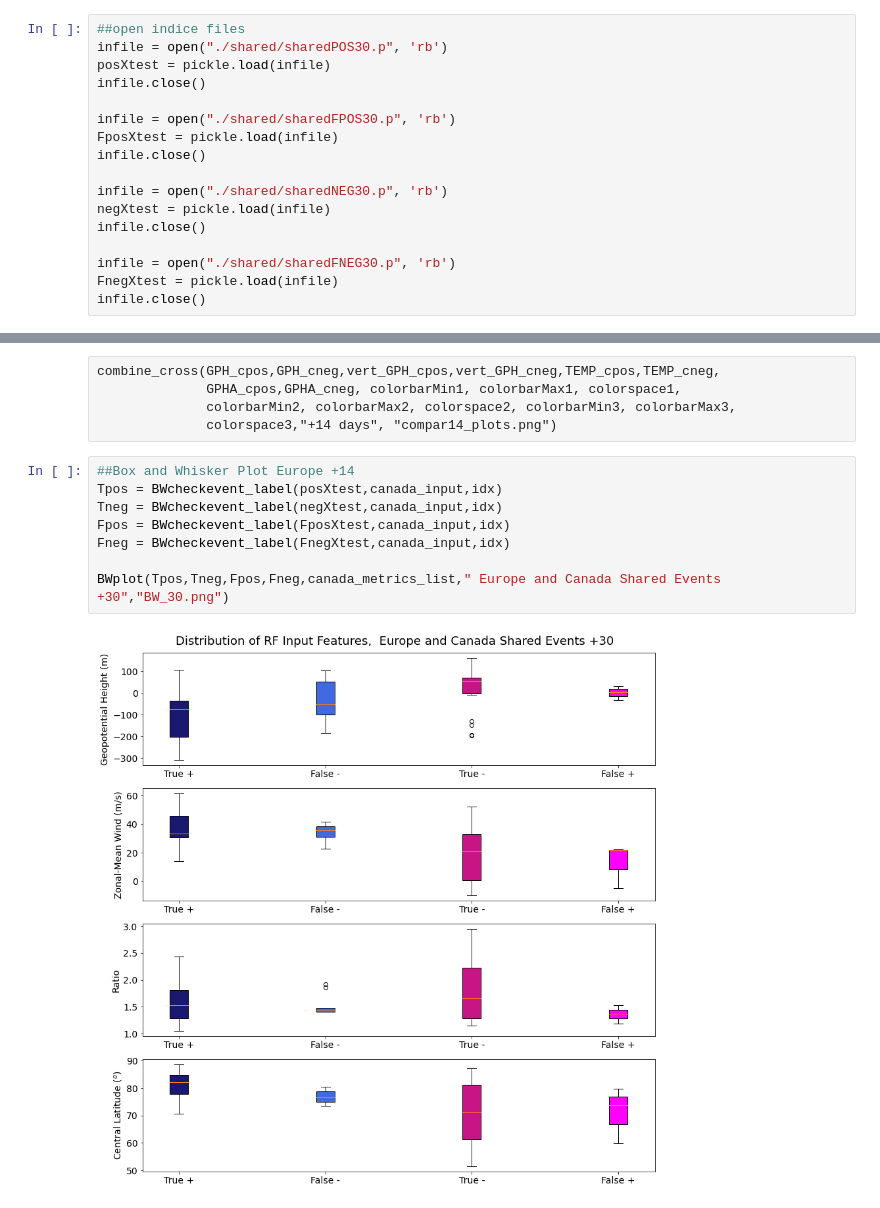
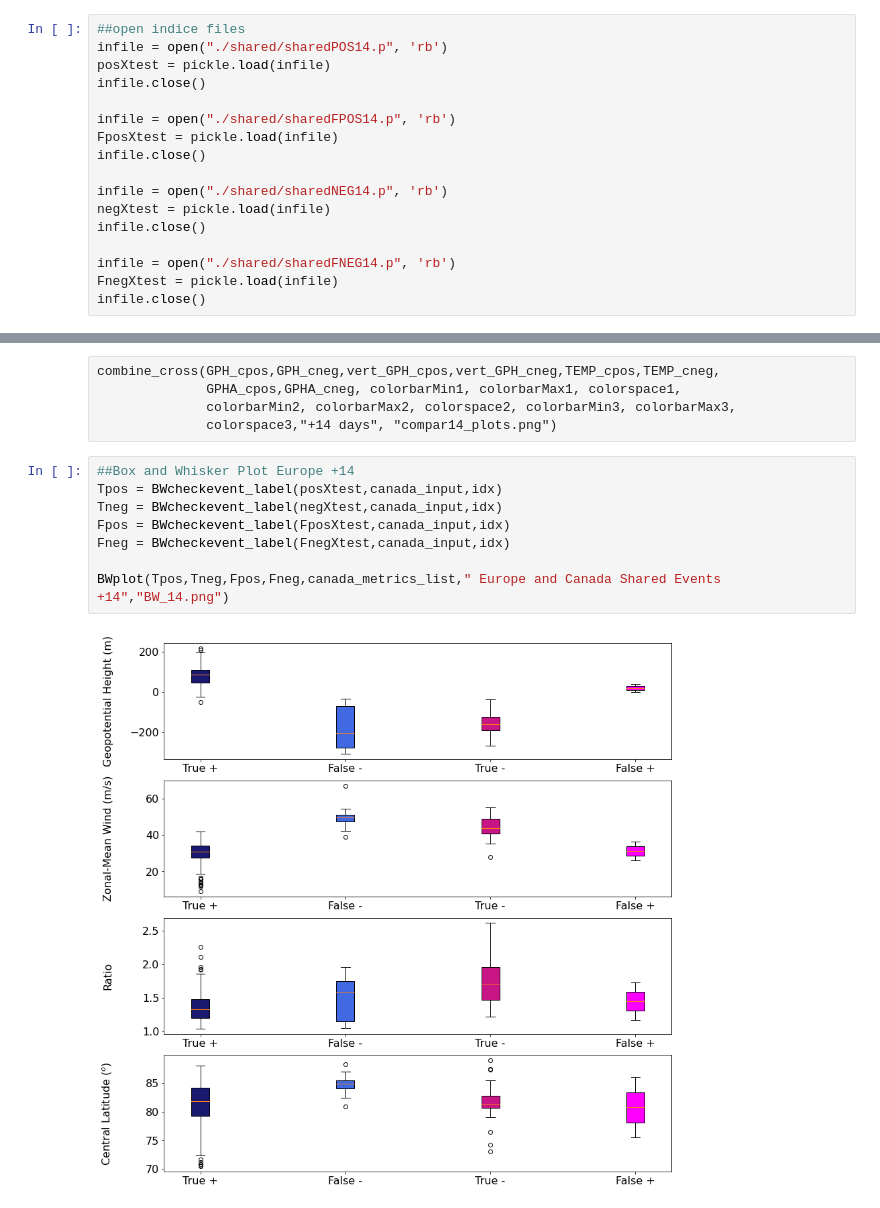
Before and after one commit to emf98/LessonsLearned, a Jupyter notebook: leadtimes/date_compare/PlotCompare.ipynb, the cells around one changed output, grey strips where cells are left out. Saved outputs shown, nothing was run; the diff lists cells and outputs as text.

Commit message:
Update shared date plots

```diff
--- a/leadtimes/date_compare/PlotCompare.ipynb
+++ b/leadtimes/date_compare/PlotCompare.ipynb
@@ -101,19 +101,19 @@ TEMP = extrapolate(TEMP)
 infile.close()
 # %%
 ##open indice files
-infile = open("./shared/sharedPOS30.p", 'rb')
+infile = open("./shared/sharedPOS14.p", 'rb')
 posXtest = pickle.load(infile)
 infile.close()
 
-infile = open("./shared/sharedFPOS30.p", 'rb')
+infile = open("./shared/sharedFPOS14.p", 'rb')
 FposXtest = pickle.load(infile)
 infile.close()
 
-infile = open("./shared/sharedNEG30.p", 'rb')
+infile = open("./shared/sharedNEG14.p", 'rb')
 negXtest = pickle.load(infile)
 infile.close()
 
-infile = open("./shared/sharedFNEG30.p", 'rb')
+infile = open("./shared/sharedFNEG14.p", 'rb')
 FnegXtest = pickle.load(infile)
 infile.close()
 # %% [markdown]
@@ -186,10 +186,10 @@ combine_cross(GPH_cpos,GPH_cneg,vert_GPH_cpos,vert_GPH_cneg,TEMP_cpos,TEMP_cneg,
 # %%
 ##Box and Whisker Plot Europe +14
 Tpos = BWcheckevent_label(posXtest,canada_input,idx)
 Tneg = BWcheckevent_label(negXtest,canada_input,idx)
 Fpos = BWcheckevent_label(FposXtest,canada_input,idx)
 Fneg = BWcheckevent_label(FnegXtest,canada_input,idx)
 
-BWplot(Tpos,Tneg,Fpos,Fneg,canada_metrics_list," Europe and Canada Shared Events +30","BW_30.png")
+BWplot(Tpos,Tneg,Fpos,Fneg,canada_metrics_list," Europe and Canada Shared Events +14","BW_14.png")
 # %% [output]
-[figure, old version]
+[figure, new version]
```
Also changed, not shown: parts of 1 cell of this notebook, 4 other files.
